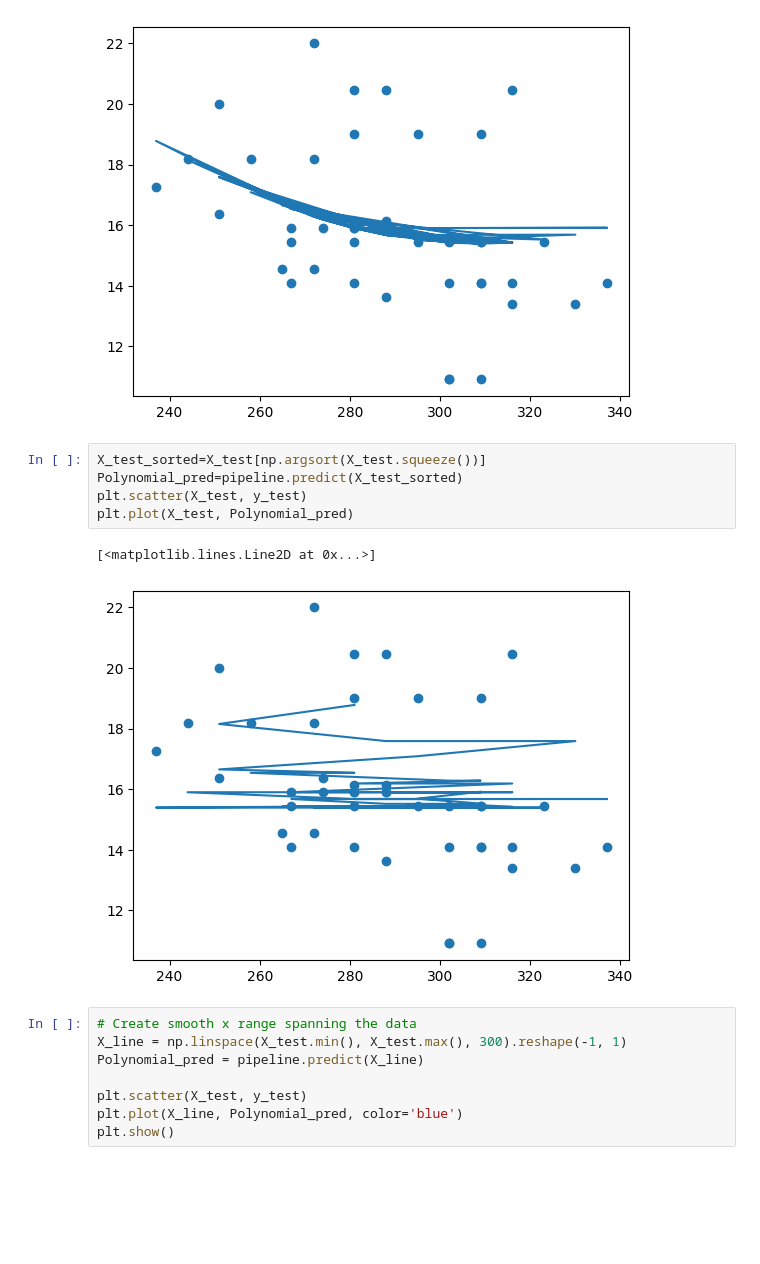
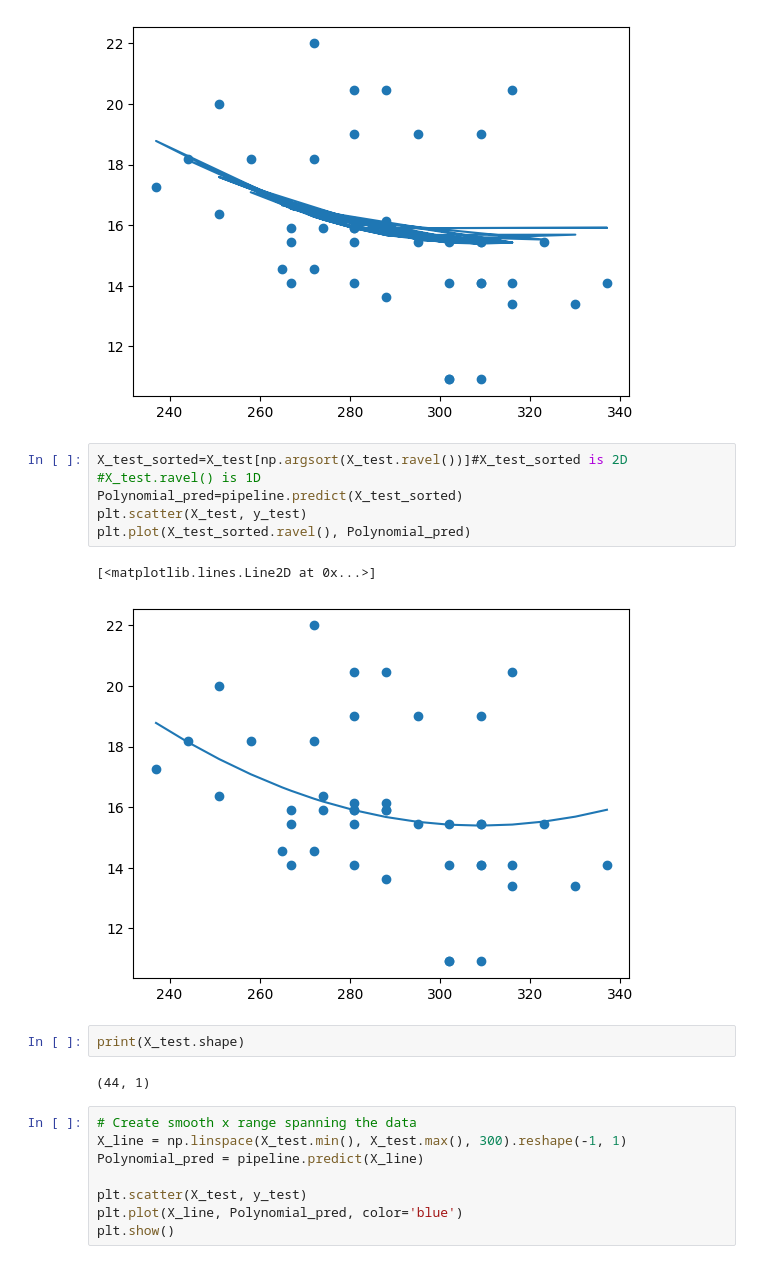
Before and after one commit to VEDANT-CPU/ML-For-Beginners, a Jupyter notebook: 2-Regression/3-Linear/notebook.ipynb, the cells around one changed output. Drawn from its saved outputs; the diff is of its cells as text; blank space fills up the shorter version.

```diff
--- a/2-Regression/3-Linear/notebook.ipynb
+++ b/2-Regression/3-Linear/notebook.ipynb
@@ -180,13 +184,18 @@ plt.plot(X_test, Polynomial_pred)
 [<matplotlib.lines.Line2D at 0x...>]
 [figure]
 # %%
-X_test_sorted=X_test[np.argsort(X_test.squeeze())]
+X_test_sorted=X_test[np.argsort(X_test.ravel())]#X_test_sorted is 2D
+#X_test.ravel() is 1D
 Polynomial_pred=pipeline.predict(X_test_sorted)
 plt.scatter(X_test, y_test)
-plt.plot(X_test, Polynomial_pred)
+plt.plot(X_test_sorted.ravel(), Polynomial_pred)
 # %% [output]
 [<matplotlib.lines.Line2D at 0x...>]
-[figure, old version]
+[figure, new version]
+# %%
+print(X_test.shape)
+# %% [output]
+(44, 1)
 # %%
 # Create smooth x range spanning the data
 X_line = np.linspace(X_test.min(), X_test.max(), 300).reshape(-1, 1)
```
Also changed, not shown: parts of 7 cells of this notebook.
